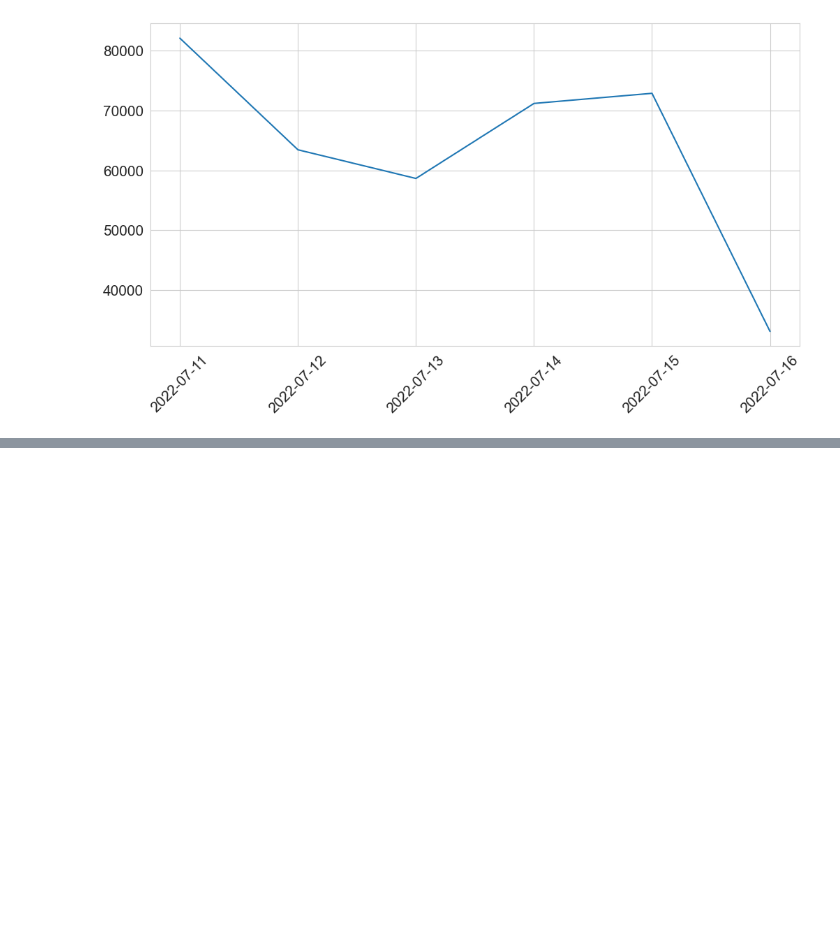
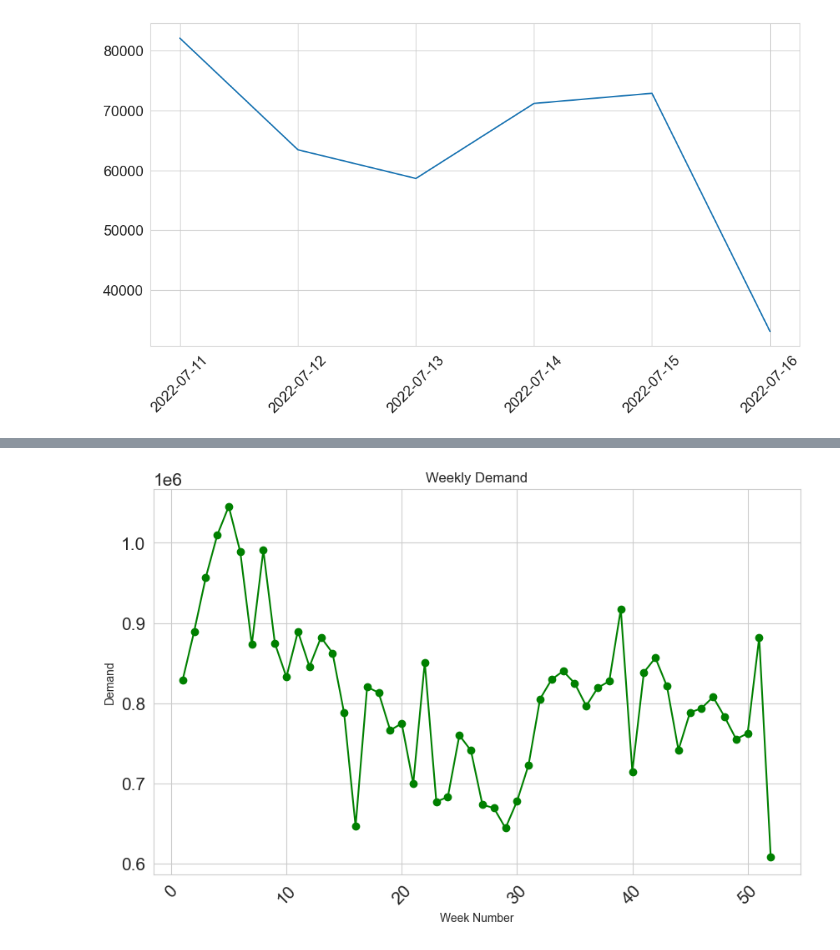
Before and after one commit to aravindakumaranv/PicnicTech, a Jupyter notebook: data_analysis.ipynb, the cells around one changed output, grey strips where cells are left out. Saved outputs shown, nothing was run; the diff lists cells and outputs as text; code cells hidden in the pictures; blank space fills up the shorter version.

```diff
--- a/data_analysis.ipynb
+++ b/data_analysis.ipynb
@@ -194,0 +303,8 @@ plt.show()
+# %%
+# Group by month and sum the picking quantity
+forecast_data2['WEEK'] = pd.to_datetime(forecast_data2['DATE']).dt.to_period('W')
+# %%
+weekly_demand = forecast_data2.groupby('WEEK')['PICKING_QUANTITY_CU'].sum().reset_index()
+
+
+weekly_demand.head()
@@ -194,0 +318,15 @@ plt.show()
+# %%
+# Convert 'WEEK' column to strings
+weekly_demand['WEEK'] = weekly_demand['WEEK'].astype(str)
+
+
+# Extract the start date from 'WEEK' column
+weekly_demand['WEEK'] = weekly_demand['WEEK'].str.split('/').str[0]
+# %%
+# Convert 'WEEK' column to timestamp
+weekly_demand['WEEK'] = pd.to_datetime(weekly_demand['WEEK'], format='%Y-%m-%d')
+
+# Add a new column 'WEEK_NUMBER' with week numbers
+weekly_demand['WEEK_NUMBER'] = weekly_demand['WEEK'].dt.isocalendar().week
+
+weekly_demand.head()
@@ -194,0 +340,17 @@ plt.show()
+# %%
+
+plt.figure(figsize=(10, 6))
+plt.plot(weekly_demand['WEEK_NUMBER'], weekly_demand['PICKING_QUANTITY_CU'], marker='o', linestyle='-', color='green')
+
+plt.title('Weekly Demand')
+plt.xlabel('Week Number')
+plt.ylabel('Demand')
+plt.xticks(rotation=45)
+
+#Uncomment this incase if you want to show the datalabels (PS have to beautify it :P )
+#for x, y, label in zip(weekly_demand['WEEK_NUMBER'], weekly_demand['PICKING_QUANTITY_CU'], weekly_demand['PICKING_QUANTITY_CU']):
+   # plt.text(x, y, label, ha='center', va='bottom')
+
+plt.show()
+# %% [output]
+[figure, added]
```
Also changed, not shown: parts of 33 cells of this notebook.
